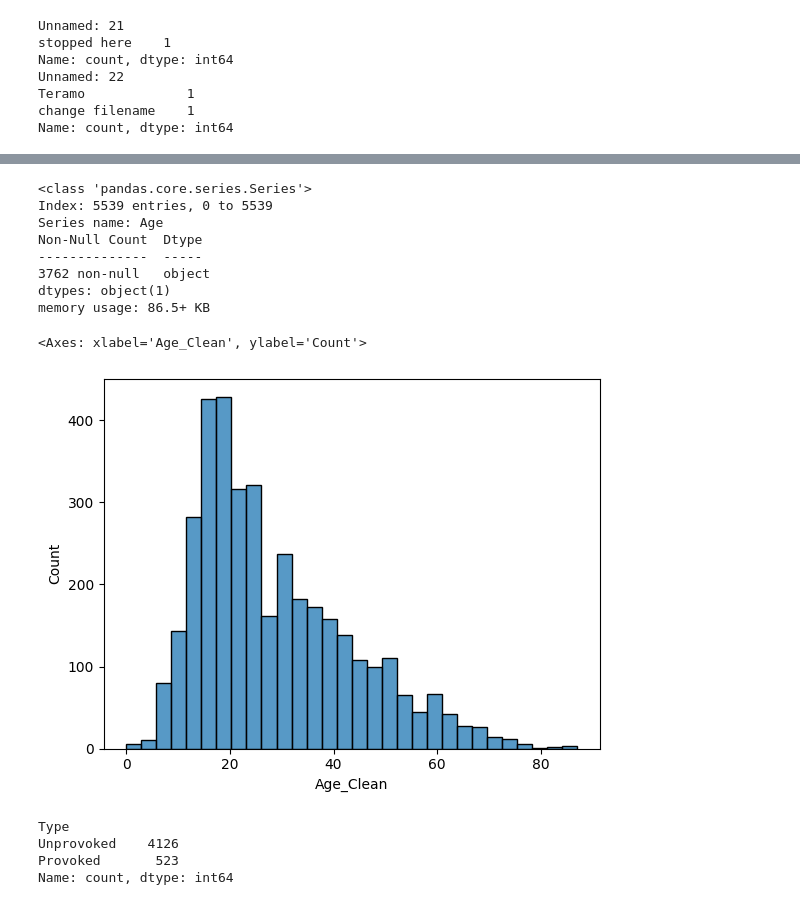
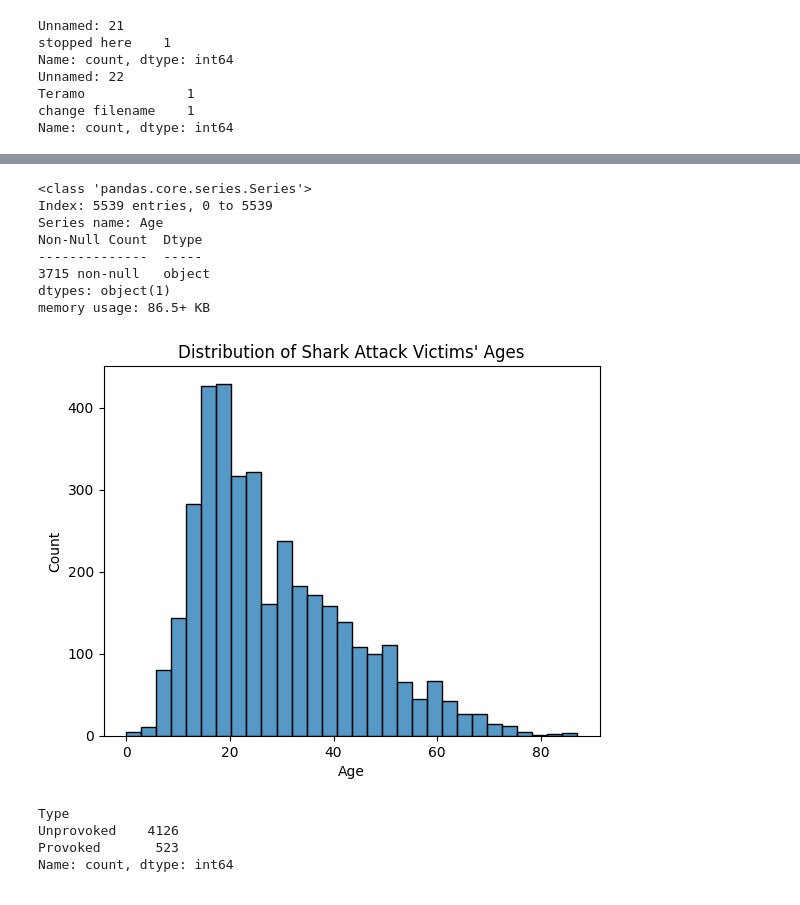
Before and after one commit to swt2vv/undergrad_ml_assignments, a Jupyter notebook: 01_assignment_wrangling_and_eda.ipynb, the cells around one changed output, grey strips where cells are left out. Saved outputs shown, nothing was run; the diff lists cells and outputs as text; code cells hidden in the pictures.

```diff
--- a/01_assignment_wrangling_and_eda.ipynb
+++ b/01_assignment_wrangling_and_eda.ipynb
@@ -288,36 +292,39 @@ df_shark_clean.loc[df_shark_clean["Age_Clean"].str.contains("months", na=False),
 
 
 df_shark_clean["Age_Clean"] = pd.to_numeric(df_shark_clean["Age_Clean"].str.extract(r'(\d+)', expand=False), errors='coerce')
 
 
 
 df_shark_clean["Age"].isna().sum() #there are 1825 missing values in Age column
 
 
 
 
 df_shark_age_clean = df_shark_clean.dropna(subset=["Age_Clean"]).copy() #unsure if I should drop all
                                                                     #rows with missing age data
                                                                     #because that is half of my
                                                                     #data, but i want to see the
                                                                     #age trend with the information
                                                                     #that I do have.
 df_shark_age_clean["Age_Clean"] = df_shark_age_clean["Age_Clean"].astype(int)
 
 
 
 sns.histplot(df_shark_age_clean, x="Age_Clean", bins=30)
+plt.title("Distribution of Shark Attack Victims' Ages")
+plt.xlabel("Age")
+plt.ylabel("Count")
+plt.show()
 # %% [output]
 <class 'pandas.core.series.Series'>
 Index: 5539 entries, 0 to 5539
 Series name: Age
 Non-Null Count  Dtype
 --------------  -----
-3762 non-null   object
+3715 non-null   object
 dtypes: object(1)
 memory usage: 86.5+ KB
-<Axes: xlabel='Age_Clean', ylabel='Count'>
-[figure, old version]
+[figure, new version]
 # %%
 #Q2.6
 df_shark["Type"].value_counts()
```
Also changed, not shown: parts of 13 cells of this notebook, 1 other file.
